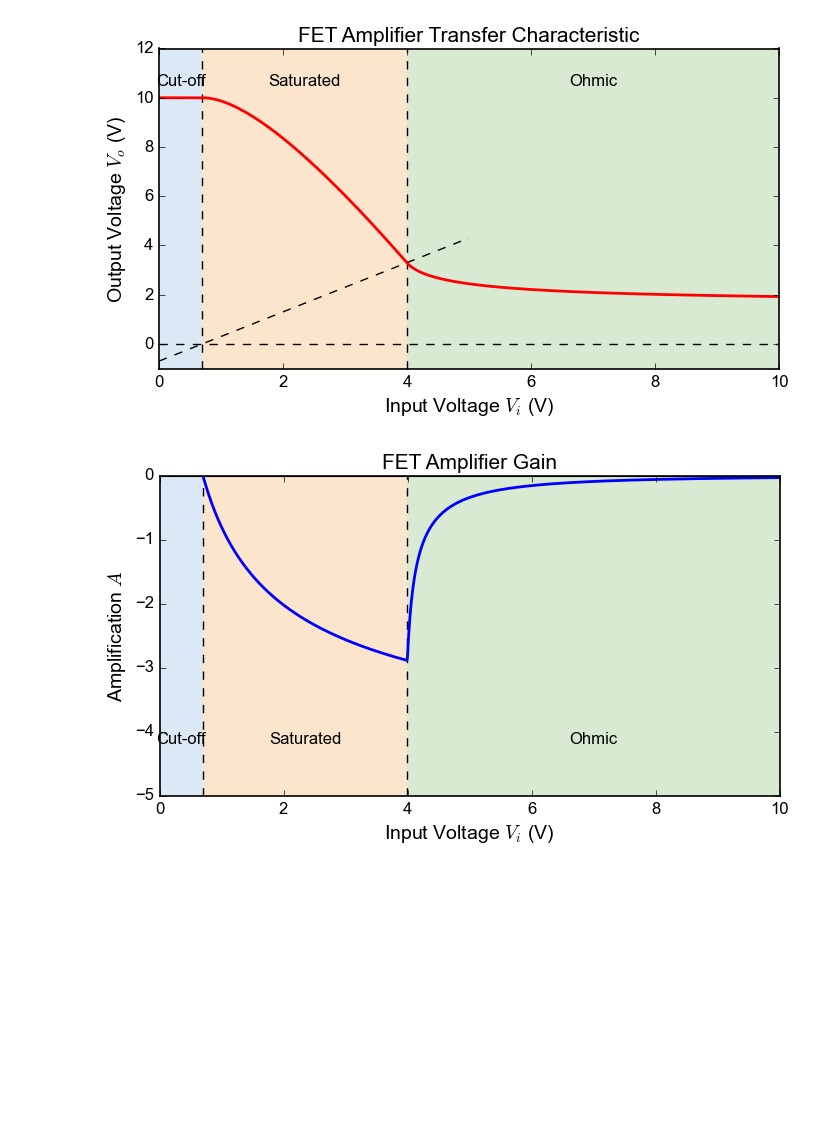
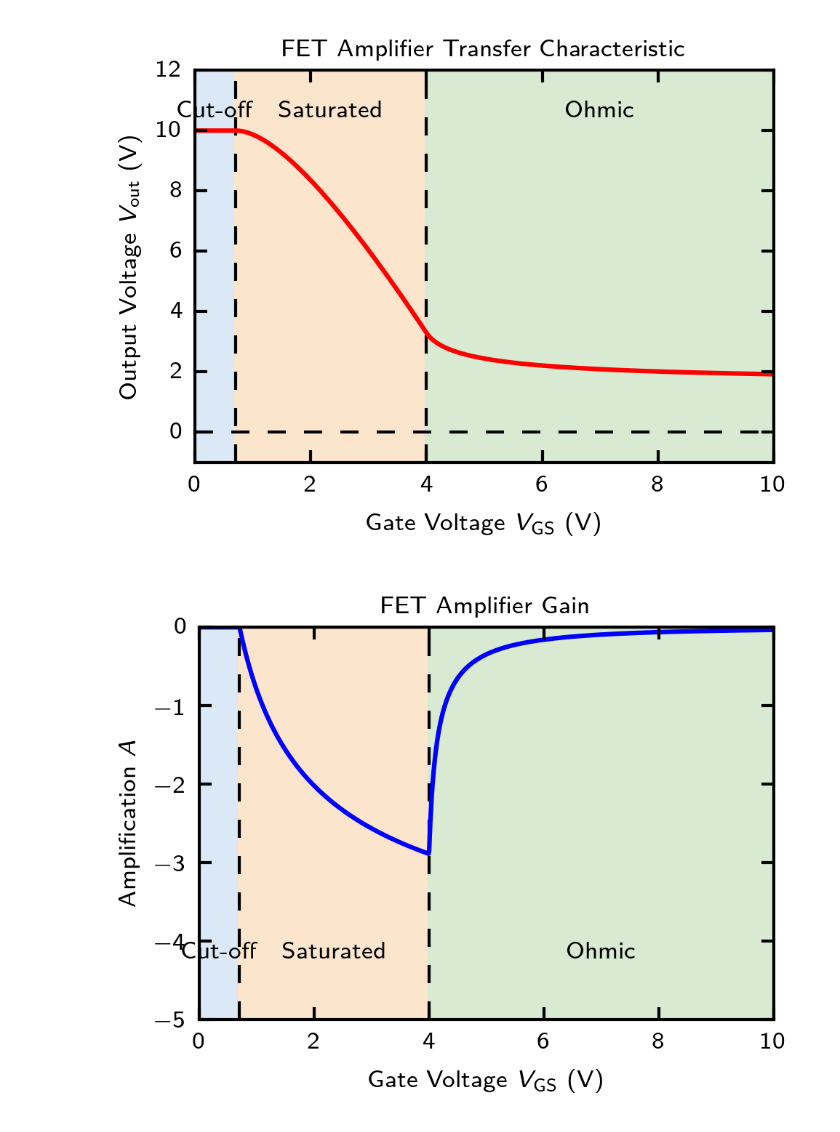
Before and after one commit to phamtrungkien8904/BachelorThesis, a Jupyter notebook: FET Amplifier/gegenkopplung.ipynb, the cells around one changed output. Saved outputs shown, nothing was run; the diff lists cells and outputs as text; code cells hidden in the pictures; blank space fills up the shorter version.

```diff
--- a/FET Amplifier/gegenkopplung.ipynb
+++ b/FET Amplifier/gegenkopplung.ipynb
@@ -59,54 +114,52 @@ Vo[mask_high] = (
                 )
             )
         )
     )
 ) / ((Rd - Rs) * (Rd + Rs) * alpha)
 
 
-plt.figure(figsize=(8,4))
 plt.axvspan(0, Vt, color='#dbe9f6')
 plt.axvspan(Vt, Vimax, color='#fce5cd')
 plt.axvspan(Vimax, 10, color='#d9ead3')
 plt.axvline(Vt, color='black', linestyle='--', linewidth=1)
 plt.axvline(Vimax, color='black', linestyle='--', linewidth=1)
 plt.axhline(0, color='black', linestyle='--', linewidth=1)
-plt.plot([0, 5], [-Vt, 5 - Vt], color='black', linestyle='--', linewidth=1)
-plt.plot(Vi, Vo, lw=2, color='red', zorder=2)
-plt.text(Vt / 2, 11, 'Cut-off', ha='center', va='top')
-plt.text((Vt + Vimax) / 2, 11, 'Saturated', ha='center', va='top')
-plt.text((Vimax + 10) / 2, 11, 'Ohmic', ha='center', va='top')
-plt.xlabel(r'Input Voltage $V_i$ (V)', fontsize=14)
-plt.ylabel(r'Output Voltage $V_o$ (V)', fontsize=14)
+# plt.plot([0, 5], [-Vt, 5 - Vt], color='black', linestyle='--', linewidth=1)
+plt.plot(Vi, Vo, lw=1.5, color='red', zorder=2)
+plt.text(Vt / 2, 11, 'Cut-off', ha='center', va='top', fontsize=8)
+plt.text((Vt + Vimax) / 2, 11, 'Saturated', ha='center', va='top', fontsize=8)
+plt.text((Vimax + 10) / 2, 11, 'Ohmic', ha='center', va='top', fontsize=8)
+plt.xlabel(r'Gate Voltage $V_\mathrm{GS}$ (V)')
+plt.ylabel(r'Output Voltage $V_\mathrm{out}$ (V)')
 plt.xlim(0, 10)
 plt.ylim(-1, 12)
-plt.title('FET Amplifier Transfer Characteristic', fontsize=15)
-# plt.savefig("amplifier-02-volt.eps", format='eps', bbox_inches='tight')
+plt.title('FET Amplifier Transfer Characteristic')
+plt.savefig("theo-amp-transfer.eps", format='eps')
 plt.show()
 
 A = np.diff(Vo) / np.diff(Vi)
 Vi_A = 0.5 * (Vi[:-1] + Vi[1:])
 
-plt.figure(figsize=(8,4))
 plt.axvspan(0, Vt, color='#dbe9f6')
 plt.axvspan(Vt, Vimax, color='#fce5cd')
 plt.axvspan(Vimax, 10, color='#d9ead3')
 plt.axvline(Vt, color='black', linestyle='--', linewidth=1)
 plt.axvline(Vimax, color='black', linestyle='--', linewidth=1)
-plt.plot(Vi_A, A, lw=2, color='blue')
-plt.text(Vt / 2, -4, 'Cut-off', ha='center', va='top')
-plt.text((Vt + Vimax) / 2, -4, 'Saturated', ha='center', va='top')
-plt.text((Vimax + 10) / 2, -4, 'Ohmic', ha='center', va='top')
-plt.xlabel(r'Input Voltage $V_i$ (V)', fontsize=14)
-plt.ylabel(r'Amplification $A$', fontsize=14)
+plt.plot(Vi_A, A, lw=1.5, color='blue')
+plt.text(Vt / 2, -4, 'Cut-off', ha='center', va='top', fontsize=8)
+plt.text((Vt + Vimax) / 2, -4, 'Saturated', ha='center', va='top', fontsize=8)
+plt.text((Vimax + 10) / 2, -4, 'Ohmic', ha='center', va='top', fontsize=8)
+plt.xlabel(r'Gate Voltage $V_\mathrm{GS}$ (V)')
+plt.ylabel(r'Amplification $A$')
 plt.xlim(0, 10)
 plt.ylim(-5, 0)
-plt.title('FET Amplifier Gain', fontsize=15)
+plt.title('FET Amplifier Gain')
 plt.axhline(0, color='black', linewidth=0.8)
-# plt.savefig("amplifier-02-amp.eps", format='eps', bbox_inches='tight')
+plt.savefig("theo-amp-gain.eps", format='eps')
 plt.show()
 # %% [output]
-[figure, old version]
+[figure, new version]
-[figure, old version]
+[figure, new version]
 # %%
 plt.figure(figsize=(8,8))
 
```
Also changed, not shown: parts of 2 cells of this notebook, 19 other files.
